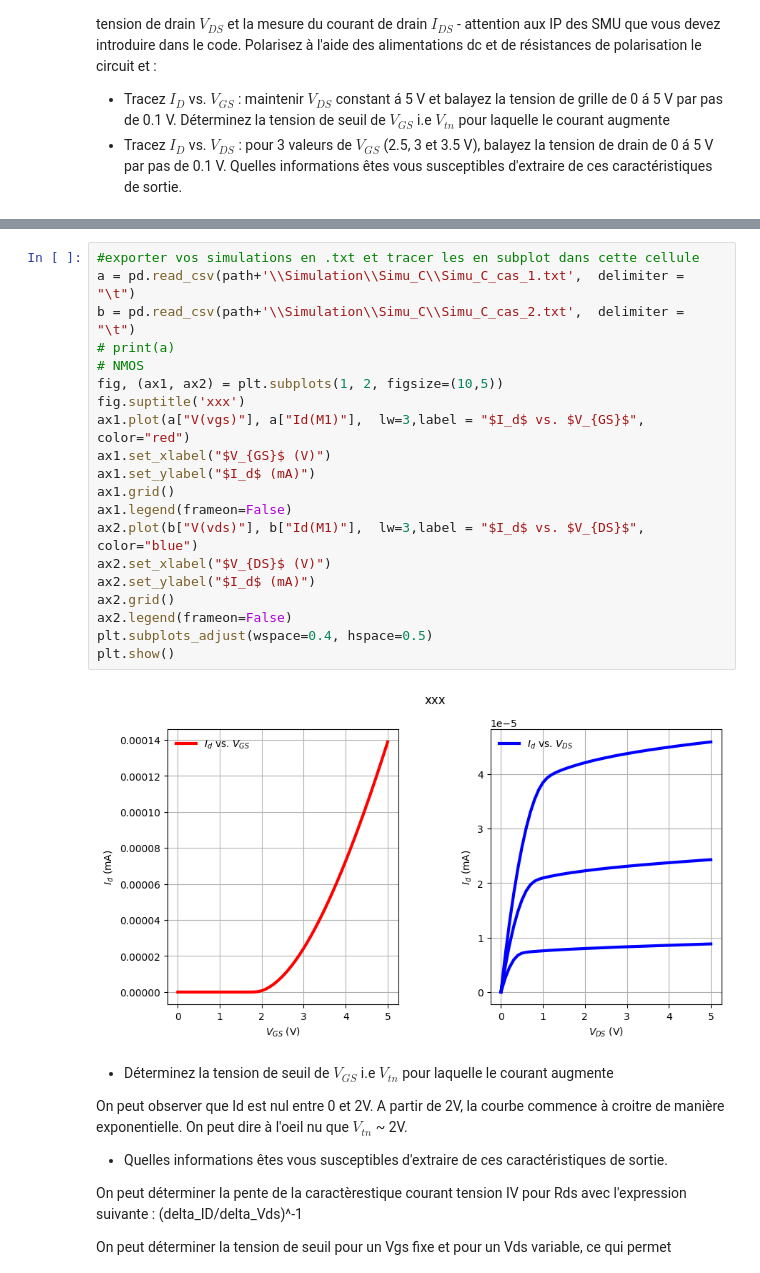
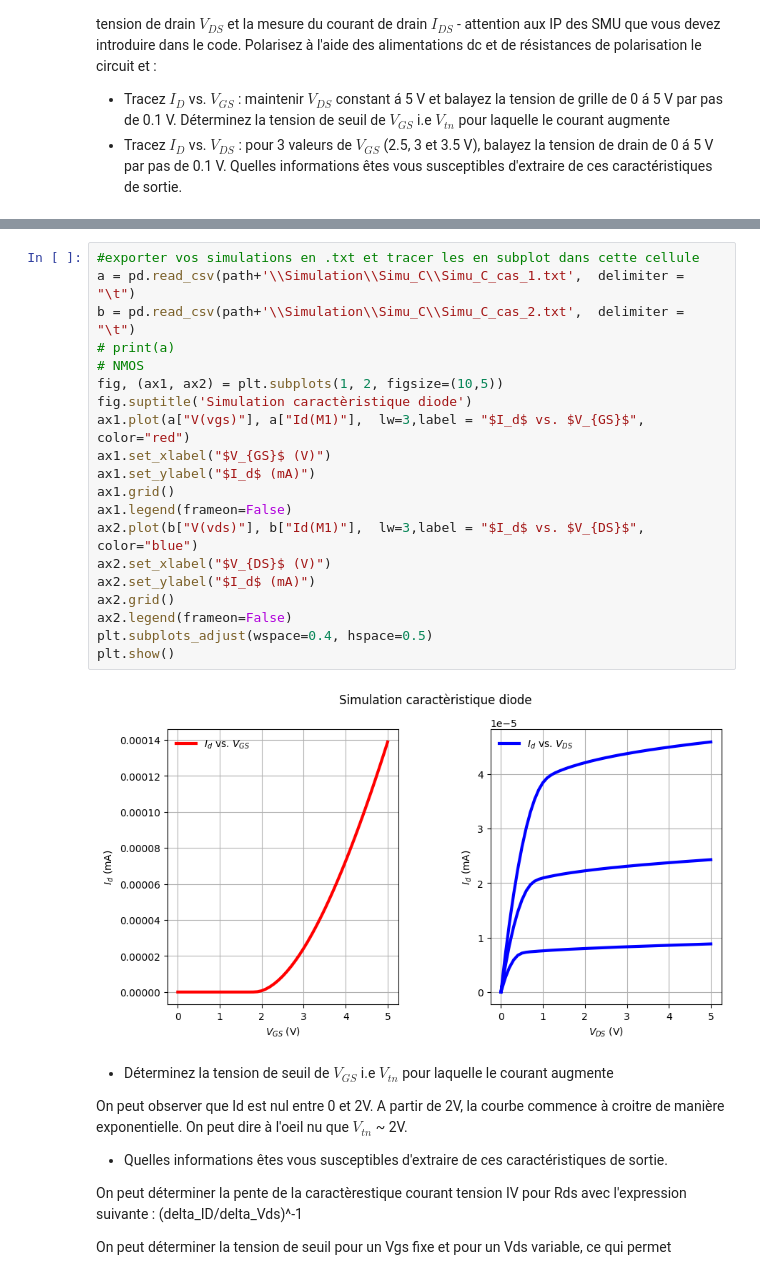
Before and after one commit to Darkzveller/EI-3_TP_conception_micro_electronique, a Jupyter notebook: Sujet_TP_YEK/TP_composants_et_circuits_microélectroniques_2026.ipynb, the cells around one changed output, grey strips where cells are left out. Cells and saved outputs as stored; diff of their text form.

```diff
--- a/Sujet_TP_YEK/TP_composants_et_circuits_microélectroniques_2026.ipynb
+++ b/Sujet_TP_YEK/TP_composants_et_circuits_microélectroniques_2026.ipynb
@@ -424,25 +424,25 @@ On considère le circuit de la [figure 3](#fig3). On prendra SMU1 pour la tensio
 # %%
 #exporter vos simulations en .txt et tracer les en subplot dans cette cellule
 a = pd.read_csv(path+'\\Simulation\\Simu_C\\Simu_C_cas_1.txt',  delimiter = "\t")
 b = pd.read_csv(path+'\\Simulation\\Simu_C\\Simu_C_cas_2.txt',  delimiter = "\t")
 # print(a)
 # NMOS
 fig, (ax1, ax2) = plt.subplots(1, 2, figsize=(10,5))
-fig.suptitle('xxx')
+fig.suptitle('Simulation caractèristique diode')
 ax1.plot(a["V(vgs)"], a["Id(M1)"],  lw=3,label = "$I_d$ vs. $V_{GS}$", color="red")
 ax1.set_xlabel("$V_{GS}$ (V)")
 ax1.set_ylabel("$I_d$ (mA)")
 ax1.grid()
 ax1.legend(frameon=False)
 ax2.plot(b["V(vds)"], b["Id(M1)"],  lw=3,label = "$I_d$ vs. $V_{DS}$", color="blue")
 ax2.set_xlabel("$V_{DS}$ (V)")
 ax2.set_ylabel("$I_d$ (mA)")
 ax2.grid()
 ax2.legend(frameon=False)
 plt.subplots_adjust(wspace=0.4, hspace=0.5)
 plt.show()
 # %% [output]
-[figure, old version]
+[figure, new version]
 # %% [markdown]
 - Déterminez la tension de seuil de $V_{GS}$ i.e $V_{tn}$ pour laquelle le courant augmente
 
```
Also changed, not shown: parts of 4 cells of this notebook, 13 other files.
